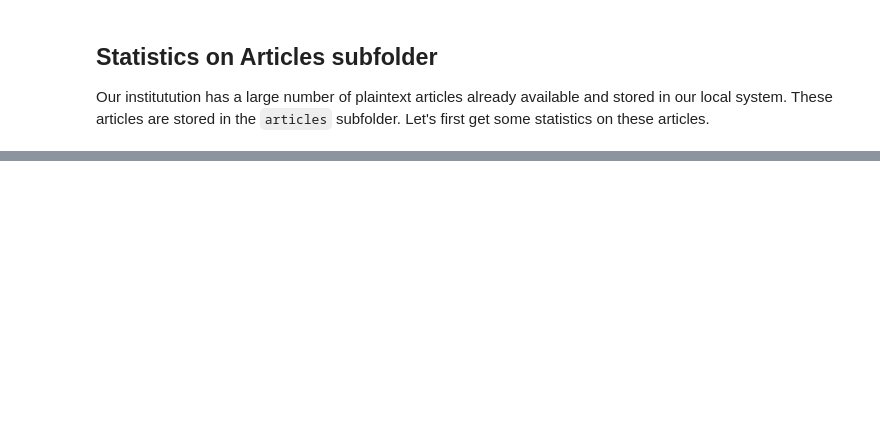
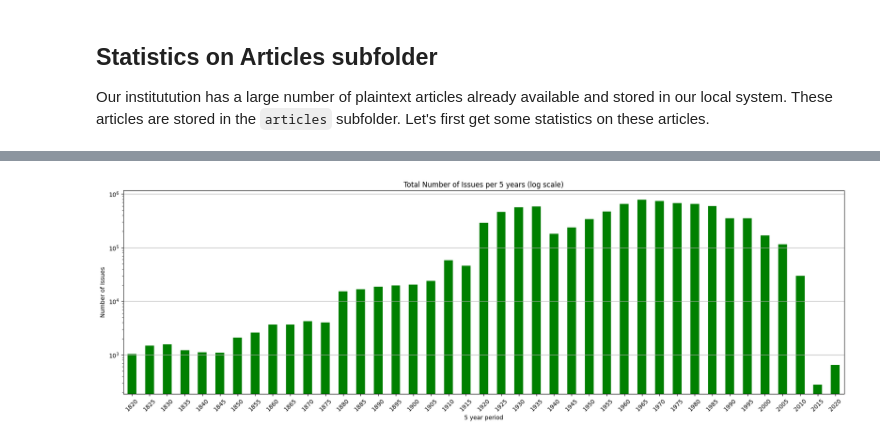
Before and after one commit to ValRCS/HowTo_NoSketch, a Jupyter notebook: creating_plaintexts/get_stats.ipynb, the cells around one changed output, grey strips where cells are left out. Drawn from its saved outputs; the diff is of its cells as text; code cells hidden in the pictures; blank space fills up the shorter version.

```diff
--- a/creating_plaintexts/get_stats.ipynb
+++ b/creating_plaintexts/get_stats.ipynb
@@ -446,0 +645,38 @@ INFO:root:
+# %%
+import pandas as pd
+import matplotlib.pyplot as plt
+
+# Load the DataFrame from the CSV file
+csv_file_path = r"I:\csv\zip_article_stats.csv"
+articles_df = pd.read_csv(csv_file_path, sep=';', encoding='utf-8-sig')
+
+# Convert year columns to numeric, coercing errors to NaN
+year_columns = articles_df.columns[9:]  # Adjust this based on your DataFrame structure
+articles_df[year_columns] = articles_df[year_columns].apply(pd.to_numeric, errors='coerce')
+
+# Sum the issues per year
+issues_per_year = articles_df[year_columns].sum()
+
+# Group years into 5 years periods
+issues_per_decade = issues_per_year.groupby((issues_per_year.index.astype(int) // 5) * 5).sum()
+
+# Plotting the bar chart for 5 years periods
+plt.figure(figsize=(18, 6))
+issues_per_decade.plot(kind='bar', color='green')
+plt.title('Total Number of Issues per 5 years (log scale)')
+plt.xlabel('5 year period')
+plt.ylabel('Number of Issues')
+
+# Set logarithmic scale for y-axis
+plt.yscale('log')
+
+# Reduce font size for x-ticks
+
+# Reduce font size for x-ticks (5 years per tick)
+plt.xticks(rotation=45, fontsize=10)  # Adjust fontsize as needed
+
+plt.grid(axis='y')
+plt.tight_layout()
+plt.show()
+# %% [output]
+[figure, added]
```
Also changed, not shown: parts of 19 cells of this notebook.
